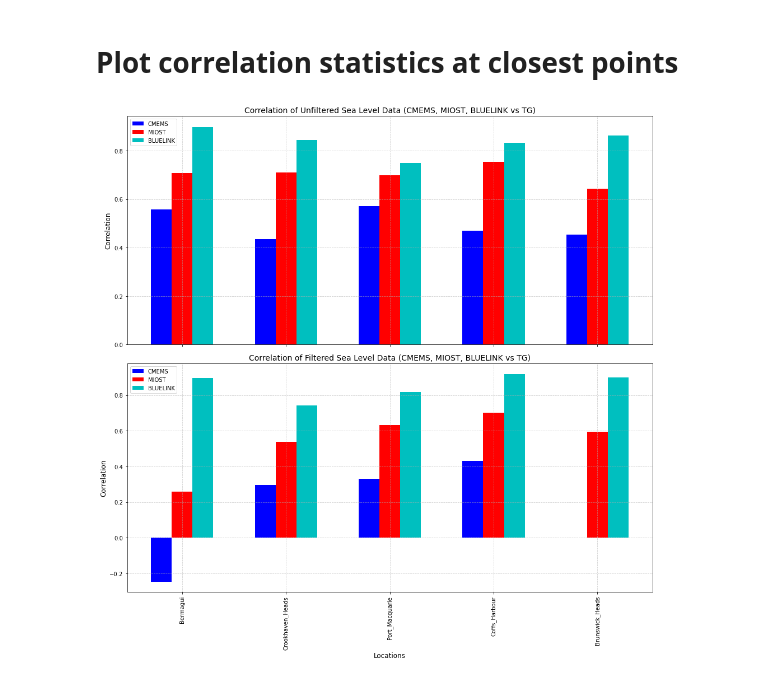
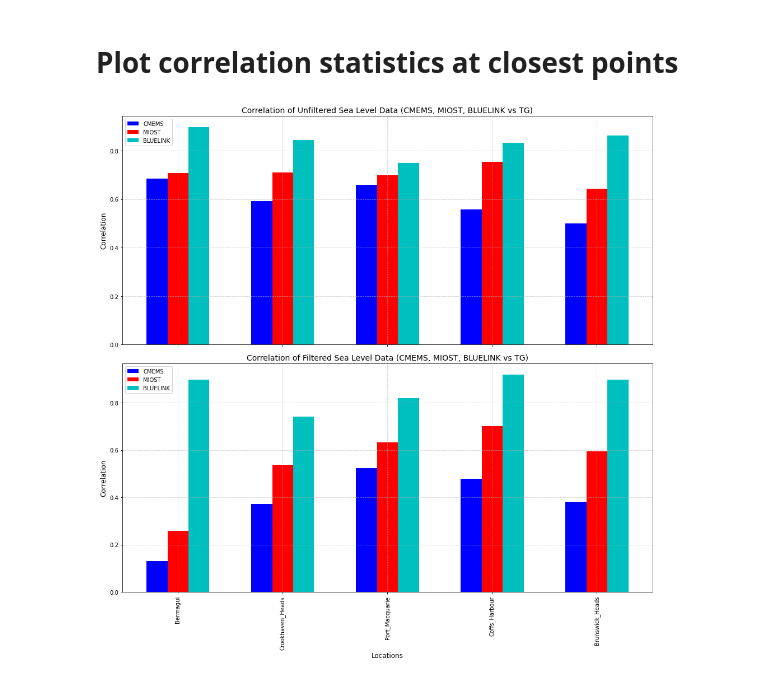
Before and after one commit to ne62rut/coastal_trapped_waves, a Jupyter notebook: correlate_tg_with_grids_1d.ipynb, the cells around one changed output. Cells and saved outputs as stored; diff of their text form; code cells hidden in the pictures.

```diff
--- a/correlate_tg_with_grids_1d.ipynb
+++ b/correlate_tg_with_grids_1d.ipynb
@@ -153,7 +153,7 @@ valid_longitudes = tide_gauge_data['valid_longitudes']
 valid_site_names = tide_gauge_data['valid_site_names']
 
 # First run: Organize the data from CMEMS
-cmems_dir = '/DGFI8/H/work_marcello/coastal_trapped_waves_data/filtered_grids_CMEMS/'
+cmems_dir = '/DGFI8/H/work_marcello/coastal_trapped_waves_data/filtered_grids_CMEMS_DT2024/'
 unfiltered_sla_array_cmems, filtered_sla_array_cmems = organize_data_cmems(valid_latitudes, valid_longitudes, valid_site_names, cmems_dir, dataset_type="CMEMS")
 
 # Second run: Organize the data from SWOT
@@ -369,6 +369,8 @@ for i in range(unfiltered_sla_array_bluelink.shape[1]):
 
 # Create a single figure with two subplots
 fig, axes = plt.subplots(2, 1, figsize=(14, 14), sharex=True)
+bar_width = 0.2
+index = np.arange(len(locations))
 
 # Plot unfiltered correlations (Top subplot)
 axes[0].bar(index, unfiltered_correlations_cmems, width=bar_width, label='CMEMS', color='b')
@@ -377,31 +379,31 @@ axes[0].bar(index + 2 * bar_width, unfiltered_correlations_bluelink, width=bar_w
 
 axes[0].set_title('Correlation of Unfiltered Sea Level Data (CMEMS, MIOST, BLUELINK vs TG)', fontsize=14)
 axes[0].set_ylabel('Correlation', fontsize=12)
 axes[0].legend(fontsize=10)
 axes[0].grid(True, linestyle='--', alpha=0.6)
 
 # Plot filtered correlations (Bottom subplot)
 axes[1].bar(index, filtered_correlations_cmems, width=bar_width, label='CMEMS', color='b')
 axes[1].bar(index + bar_width, filtered_correlations_ml, width=bar_width, label='MIOST', color='r')
 axes[1].bar(index + 2 * bar_width, filtered_correlations_bluelink, width=bar_width, label='BLUELINK', color='c')
 
 axes[1].set_title('Correlation of Filtered Sea Level Data (CMEMS, MIOST, BLUELINK vs TG)', fontsize=14)
 axes[1].set_xlabel('Locations', fontsize=12)
 axes[1].set_ylabel('Correlation', fontsize=12)
 axes[1].legend(fontsize=10)
 axes[1].grid(True, linestyle='--', alpha=0.6)
 
 # Set shared x-ticks
 plt.xticks(index + bar_width, locations, rotation=90)
 
 # Adjust layout
 plt.tight_layout()
 
 # Save the figure as a .jpg file
 save_path = "/DGFI8/H/work_marcello/coastal_trapped_waves_data/plots_for_paper/corr_bar_plot.jpg"
 plt.savefig(save_path, format='jpg', dpi=300)
 
 # Show the figure
 plt.show()
 # %% [output]
-[figure, old version]
+[figure, new version]
```
Also changed, not shown: parts of 2 cells of this notebook, 2 other files.
